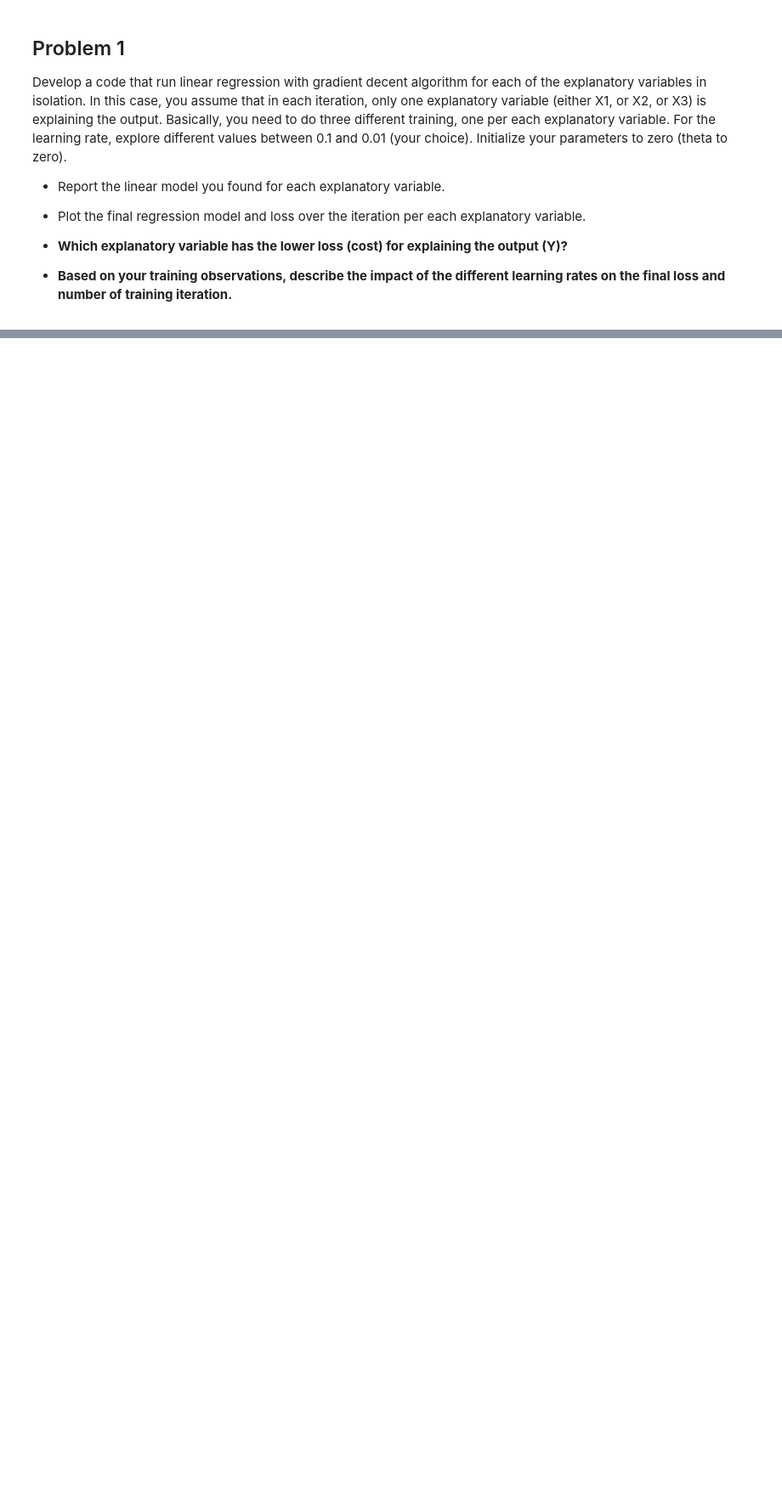
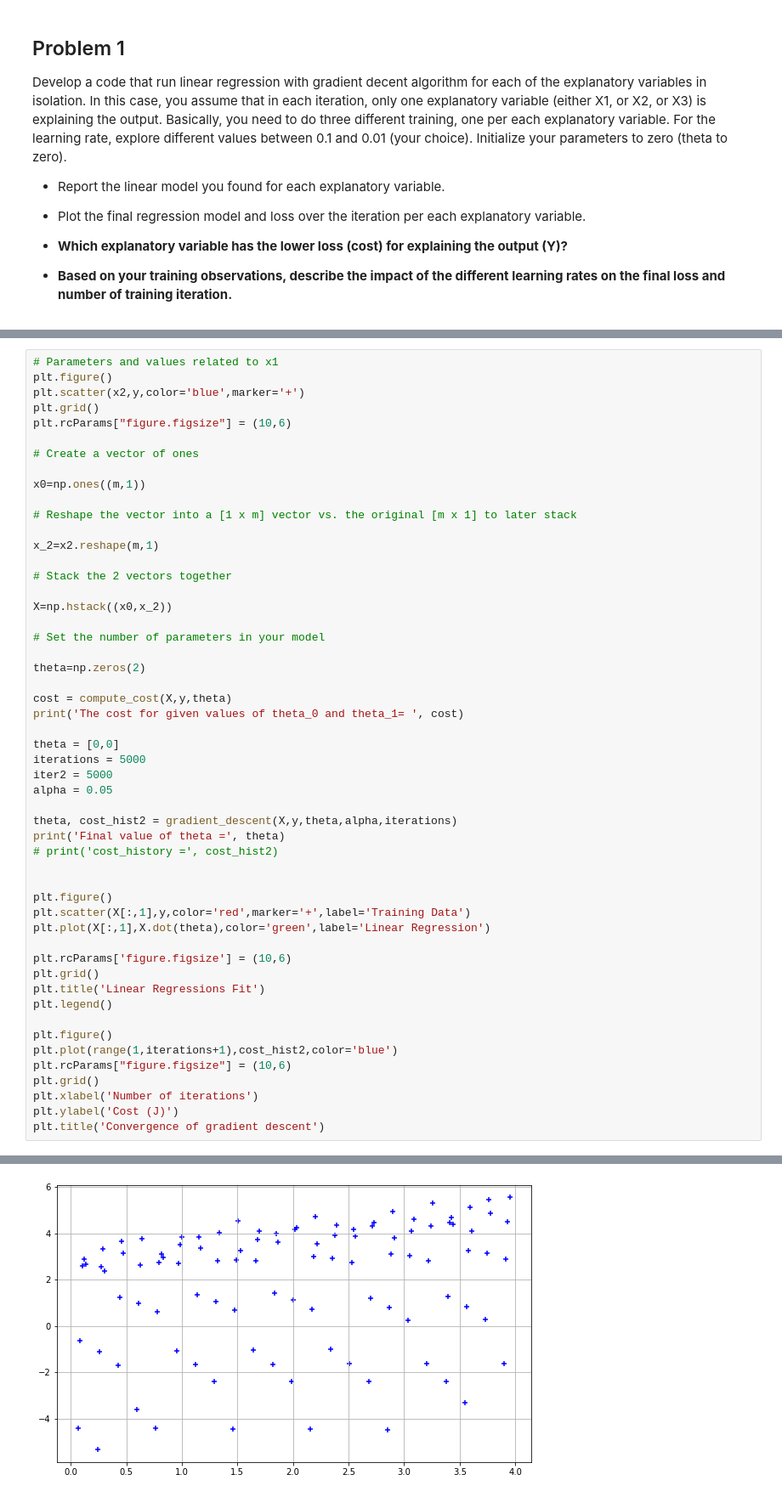
Before and after one commit to thachkse/Intro-to-ML, a Jupyter notebook: HW_0/Gradient_Descent.ipynb, the cells around one changed output, grey strips where cells are left out. Shown: that part at 85% size. Drawn from its saved outputs; the diff is of its cells as text; blank space fills up the shorter version.

```diff
--- a/HW_0/Gradient_Descent.ipynb
+++ b/HW_0/Gradient_Descent.ipynb
@@ -193,0 +197,53 @@ plt.legend()
+# %%
+# Parameters and values related to x1
+plt.figure()
+plt.scatter(x2,y,color='blue',marker='+')
+plt.grid()
+plt.rcParams["figure.figsize"] = (10,6)
+
+# Create a vector of ones
+
+x0=np.ones((m,1))
+
+# Reshape the vector into a [1 x m] vector vs. the original [m x 1] to later stack
+
+x_2=x2.reshape(m,1)
+
+# Stack the 2 vectors together
+
+X=np.hstack((x0,x_2))
+
+# Set the number of parameters in your model
+
+theta=np.zeros(2)
+
+cost = compute_cost(X,y,theta)
+print('The cost for given values of theta_0 and theta_1= ', cost)
+
+theta = [0,0]
+iterations = 5000
+iter2 = 5000
+alpha = 0.05
+
+theta, cost_hist2 = gradient_descent(X,y,theta,alpha,iterations)
+print('Final value of theta =', theta)
+# print('cost_history =', cost_hist2)
+
+
+plt.figure()
+plt.scatter(X[:,1],y,color='red',marker='+',label='Training Data')
+plt.plot(X[:,1],X.dot(theta),color='green',label='Linear Regression')
+
+plt.rcParams['figure.figsize'] = (10,6)
+plt.grid()
+plt.title('Linear Regressions Fit')
+plt.legend()
+
+plt.figure()
+plt.plot(range(1,iterations+1),cost_hist2,color='blue')
+plt.rcParams["figure.figsize"] = (10,6)
+plt.grid()
+plt.xlabel('Number of iterations')
+plt.ylabel('Cost (J)')
+plt.title('Convergence of gradient descent')
+# %% [output]
@@ -193,0 +253 @@ plt.legend()
+[figure, added]
```
Also changed, not shown: parts of 35 cells of this notebook, 3 other files.
